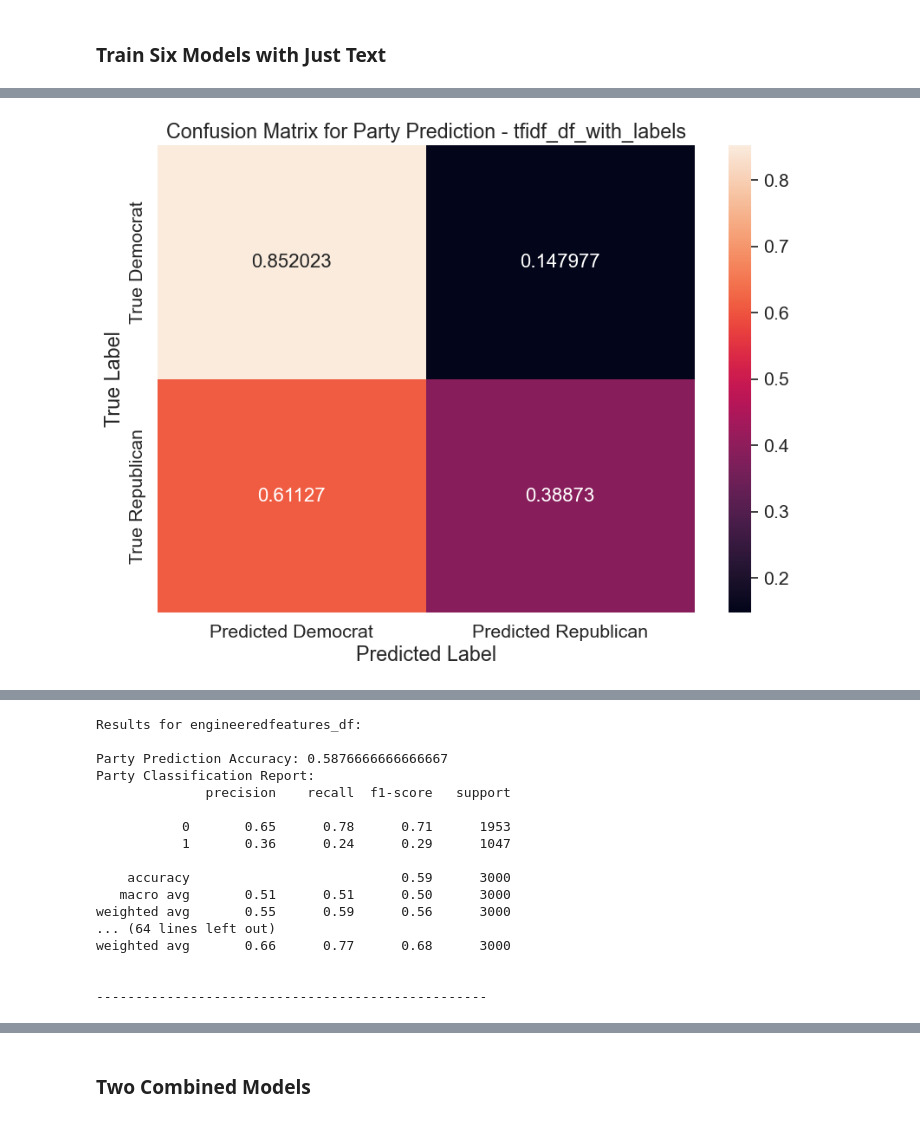
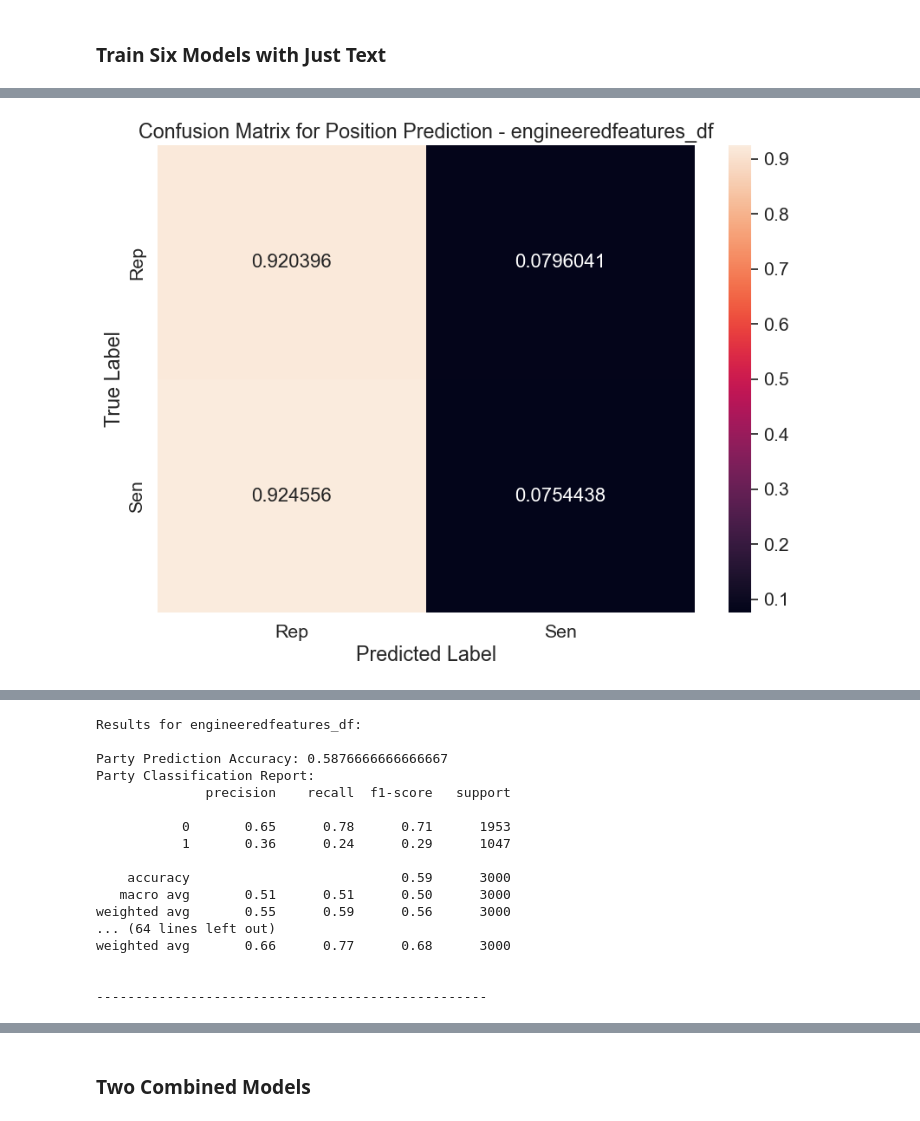
Before and after one commit to taylorgaldi/Computational-Social-Science-Projects, a Jupyter notebook: Project 5/Taylor Updates Project 5 Student.ipynb, the cells around one changed output, grey strips where cells are left out. Drawn from its saved outputs; the diff is of its cells as text; code cells hidden in the pictures.

Commit message:
Finish topic groupings and discussion

```diff
--- a/Project 5/Taylor Updates Project 5 Student.ipynb
+++ b/Project 5/Taylor Updates Project 5 Student.ipynb
@@ -954,11 +1041 @@ Democrat      0.199926
 Name: 4, dtype: float64
-# %%
-# group by position products and calculate mean
-# ----------
-
-# group the topds
-grouped = df_w_topics.groupby('position')
-
-# loop over the dataframe and calculate mean
-for i in range(0, 5):
-    print(grouped[i].mean().sort_values(ascending=False))
@@ -1186,13 +1242,19 @@ If time permits, you are encouraged to use hyperparameter tuning or AutoML techn
 # %% [markdown]
 ### Train Six Models with Just Text
 # %%
-from sklearn.ensemble import RandomForestClassifier
-from sklearn.metrics import accuracy_score, classification_report, confusion_matrix
-from sklearn.model_selection import train_test_split
-from sklearn.preprocessing import LabelEncoder
-import matplotlib.pyplot as plt
-import seaborn as sns
-import pandas as pd
+# Ensure consistent data types (convert everything to string if it's not)
+y_party = y_party.astype(str)
+y_position = y_position.astype(str)
+
+# Initialize label binarizers
+lb_party = LabelBinarizer()
+lb_position = LabelBinarizer()
+
+# Fit and transform party labels (binarize them)
+y_party_binarized = lb_party.fit_transform(y_party)
+
+# Fit and transform position labels (binarize them)
+y_position_binarized = lb_position.fit_transform(y_position)
 
 # Create a list of dataframes and corresponding names
 dfs = [engineeredfeatures_df, tfidf_df_with_labels, embedding_df]
@@ -1201,37 +1263,19 @@ dataframe_names = ['engineeredfeatures_df', 'tfidf_df_with_labels', 'embedding_d
 # Initialize model and result storage
 results = []
 
-# Extract the 'party' and 'position' columns separately, ensuring they're 1D
-y_party = congress_tweets['party']
-y_position = congress_tweets['position']
-
-# Initialize label encoders
-label_encoder_party = LabelEncoder()
-label_encoder_position = LabelEncoder()
-
-# Fit and transform party labels (only once, assuming no changes in 'party')
-y_party_encoded = label_encoder_party.fit_transform(y_party)
-
-# Fit and transform position labels (only once, assuming no changes in 'position')
-y_position_encoded = label_encoder_position.fit_transform(y_position)
-
 for i, df in enumerate(dfs):  # Enumerate to get both index and dataframe
     # Split into features (X) and target (y)
     X = df.drop(columns=['party', 'position'])  # Assuming 'party' and 'position' are the target columns
     y_party = df['party']  # For party prediction
     y_position = df['position']  # For position prediction
 
-    # Handle NaN values by filling with 'Unknown' (or drop rows if you prefer)
-    y_party = y_party.fillna('Unknown')
-    y_position = y_position.fillna('Unknown')
-
-    # Ensure consistent data types (convert everything to string if it's not)
+    # Convert to string to ensure consistency (if it's not already)
     y_party = y_party.astype(str)
     y_position = y_position.astype(str)
 
-    # Here, we directly use the already encoded labels, so no need to apply LabelEncoder again
-    y_party = y_party_encoded
-    y_position = y_position_encoded
+    # Now we use the binarized labels, so we replace y_party and y_position
+    y_party = y_party_binarized
+    y_position = y_position_binarized
 
     # Split data into train and validation sets
     X_train, X_val, y_train_party, y_val_party = train_test_split(X, y_party, test_size=0.3, random_state=42)
@@ -1243,7 +1287,7 @@ for i, df in enumerate(dfs):  # Enumerate to get both index and dataframe
 
     # Predict on validation set for party
     y_val_pred_party = rf_party.predict(X_val)
-    accuracy_party = accuracy_score(y_val_party, y_val_pred_party)
+    accuracy_party = accuracy_score(y_val_party, y_val_pred_party)  # No need for argmax
     classification_report_party = classification_report(y_val_party, y_val_pred_party)
 
     # Train the Random Forest Classifier for position prediction
@@ -1252,7 +1296,7 @@ for i, df in enumerate(dfs):  # Enumerate to get both index and dataframe
 
     # Predict on validation set for position
     y_val_pred_position = rf_position.predict(X_val)
-    accuracy_position = accuracy_score(y_val_position, y_val_pred_position)
+    accuracy_position = accuracy_score(y_val_position, y_val_pred_position)  # No need for argmax
     classification_report_position = classification_report(y_val_position, y_val_pred_position)
 
     # Store the results with the dataframe name from dataframe_names list
@@ -1267,10 +1311,10 @@ for i, df in enumerate(dfs):  # Enumerate to get both index and dataframe
     # Plot the confusion matrix for party prediction
     party_conf_matrix = confusion_matrix(y_val_party, y_val_pred_party, normalize="true")
     party_cm = pd.DataFrame(party_conf_matrix,
-                            index=["True Democrat", "True Republican"],
-                            columns=["Predicted Democrat", "Predicted Republican"])
+                            index=lb_party.classes_,
+                            columns=lb_party.classes_)
 
-    # Plotting the confusion matrix
+    # Plotting the confusion matrix for party
     plt.figure(figsize=(10, 7))
     sns.set(font_scale=1.4)  # For label size
     sns.heatmap(party_cm, annot=True, annot_kws={"size": 16}, fmt='g')
@@ -1281,6 +1325,24 @@ for i, df in enumerate(dfs):  # Enumerate to get both index and dataframe
     plt.ylabel("True Label")
     plt.show()
 
+    # Plot the confusion matrix for position prediction
+    position_conf_matrix = confusion_matrix(y_val_position, y_val_pred_position, normalize="true")
+    position_cm = pd.DataFrame(position_conf_matrix,
+                               index=lb_position.classes_,
+                               columns=lb_position.classes_)
+
+    # Plotting the confusion matrix for position
+    plt.figure(figsize=(10, 7))
+    sns.set(font_scale=1.4)  # For label size
+    sns.heatmap(position_cm, annot=True, annot_kws={"size": 16}, fmt='g')
+
+    # Add title and labels
+    plt.title(f'Confusion Matrix for Position Prediction - {dataframe_names[i]}')
+    plt.xlabel("Predicted Label")
+    plt.ylabel("True Label")
+    plt.show()
+
+
 # Print out the results
 for result in results:
     print(f"Results for {result['dataframe']}:\n")
@@ -1294 +1356 @@ for result in results:
-[figure, old version]
+[figure, new version]
```
Also changed, not shown: parts of 20 cells of this notebook.
